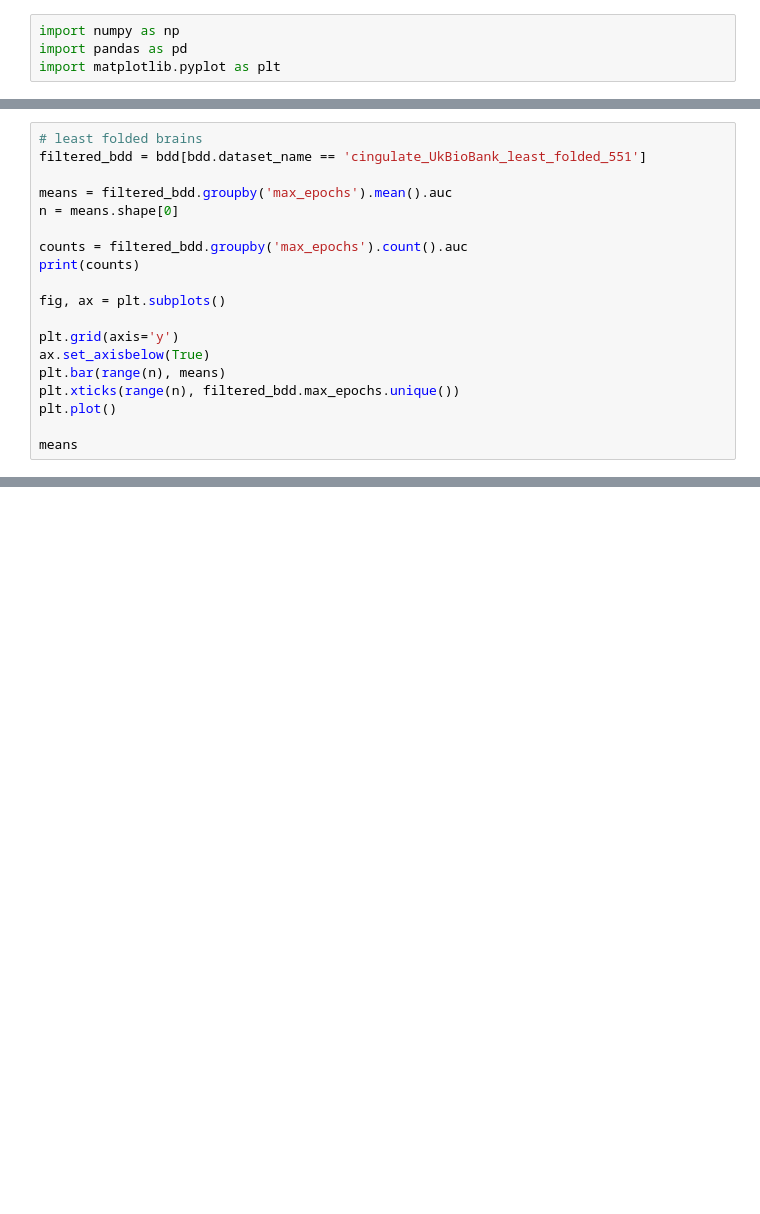
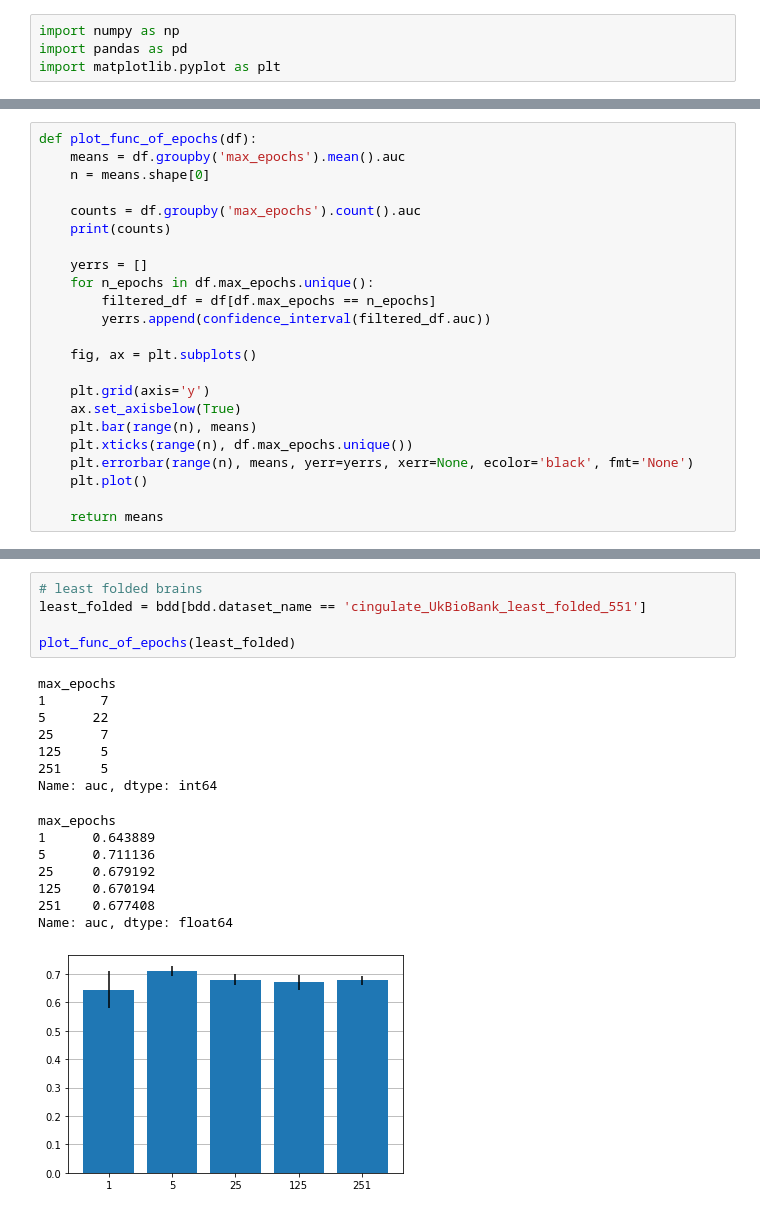
Before and after one commit to neurospin-projects/2023_agaudin_jchavas_folding_supervised, a Jupyter notebook: contrastive/notebooks/bdd_analysis.ipynb, the cells around one changed output, grey strips where cells are left out. Drawn from its saved outputs; the diff is of its cells as text; blank space fills up the shorter version.

```diff
--- a/contrastive/notebooks/bdd_analysis.ipynb
+++ b/contrastive/notebooks/bdd_analysis.ipynb
@@ -42,19 +46,23 @@ bdd
 # %%
-# least folded brains
-filtered_bdd = bdd[bdd.dataset_name == 'cingulate_UkBioBank_least_folded_551']
+def plot_func_of_epochs(df):
+    means = df.groupby('max_epochs').mean().auc
+    n = means.shape[0]
 
-means = filtered_bdd.groupby('max_epochs').mean().auc
-n = means.shape[0]
+    counts = df.groupby('max_epochs').count().auc
+    print(counts)
 
-counts = filtered_bdd.groupby('max_epochs').count().auc
-print(counts)
+    yerrs = []
+    for n_epochs in df.max_epochs.unique():
+        filtered_df = df[df.max_epochs == n_epochs]
+        yerrs.append(confidence_interval(filtered_df.auc))
 
-fig, ax = plt.subplots()
+    fig, ax = plt.subplots()
 
-plt.grid(axis='y')
-ax.set_axisbelow(True)
-plt.bar(range(n), means)
-plt.xticks(range(n), filtered_bdd.max_epochs.unique())
-plt.plot()
+    plt.grid(axis='y')
+    ax.set_axisbelow(True)
+    plt.bar(range(n), means)
+    plt.xticks(range(n), df.max_epochs.unique())
+    plt.errorbar(range(n), means, yerr=yerrs, xerr=None, ecolor='black', fmt='None')
+    plt.plot()
 
-means
+    return means
@@ -111,0 +69,21 @@ Name: auc, dtype: float64
+# %%
+# least folded brains
+least_folded = bdd[bdd.dataset_name == 'cingulate_UkBioBank_least_folded_551']
+
+plot_func_of_epochs(least_folded)
+# %% [output]
+max_epochs
+1       7
+5      22
+25      7
+125     5
+251     5
+Name: auc, dtype: int64
+max_epochs
+1      0.643889
+5      0.711136
+25     0.679192
+125    0.670194
+251    0.677408
+Name: auc, dtype: float64
+[figure, added]
```
Also changed, not shown: parts of 13 cells of this notebook, 4 other files.
